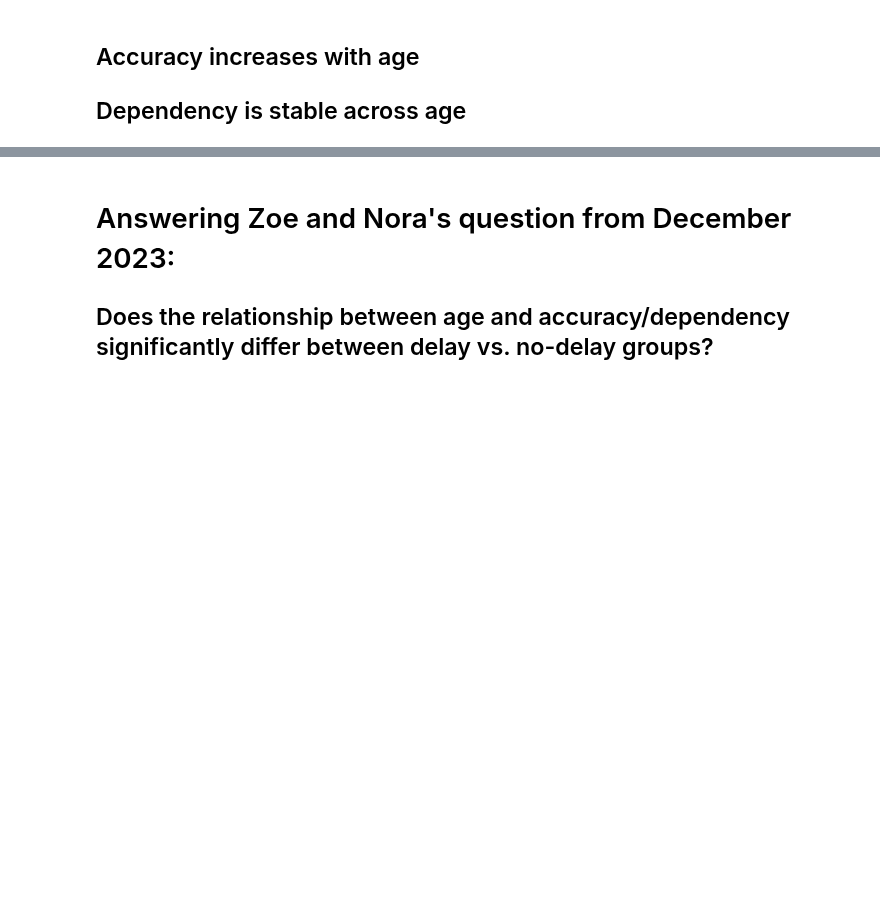
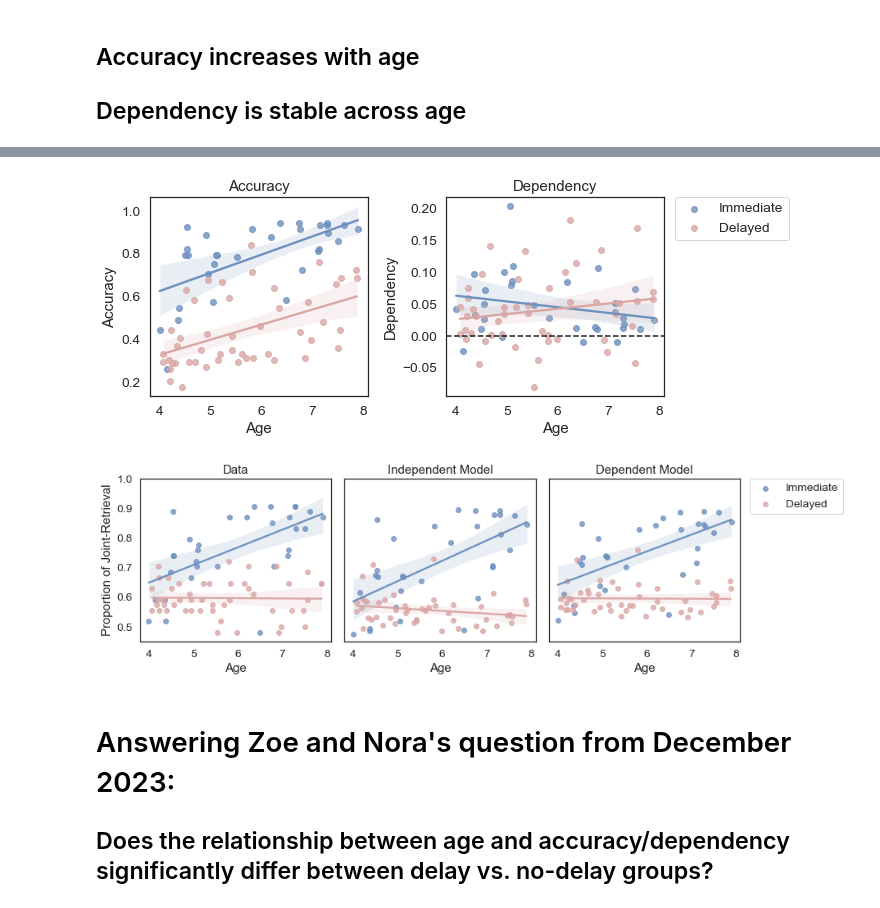
Before and after one commit to samsydco/PSPC, a Jupyter notebook: Results_PC.ipynb, the cells around one changed output, grey strips where cells are left out. Saved outputs shown, nothing was run; the diff lists cells and outputs as text; code cells hidden in the pictures; blank space fills up the shorter version.

```diff
--- a/Results_PC.ipynb
+++ b/Results_PC.ipynb
@@ -166,3 +167,39 @@ display(statdf)
+# %%
+order = ['Accuracy','Dependency','Data','Independent Model','Dependent Model']
+sns.set_theme(style="white",font_scale=1.25, palette=['#6e90bf',  '#d9a6a4', '#c26f6d'])
+fig,ax=plt.subplots(1,2,figsize=(10, 4))
+for i,res in enumerate(['Accuracy','Dependency']):
+    tmp = PCoutputplotdf[PCoutputplotdf['Model-type'].str.contains(res)].copy()
+    if 'A' in res: tmp = tmp.rename(columns={'Dependency': 'Accuracy'})
+    sns.regplot(data=tmp[tmp['Delay']==False],x="Age", y=res,ax=ax[i],label='Immediate')
+    sns.regplot(data=tmp[tmp['Delay']==True],x="Age", y=res,ax=ax[i],label='Delayed')
+    #ax[i].set_ylim([0,1])
+    if i==1:
+        ax[i].axhline(y=0, color='k', linestyle='--')
+    ax[i].set_title(res)
+handles, labels = ax[i].get_legend_handles_labels()
+l = plt.legend(handles[0:4], labels[0:4], bbox_to_anchor=(1.05, 1), loc=2, borderaxespad=0.)
+plt.tight_layout()
+
+yname = 'Proportion of Joint-Retrieval'
+tmp = PCoutputplotdf.rename({'Dependency':yname},axis=1)
+order = ['Data','Independent Model','Dependent Model']
+fig,ax=plt.subplots(1,3,figsize=(13, 4))
+for i,res in enumerate(['Data','Independent Model','Dependent Model']):
+    tmp_ = tmp[tmp['Model-type'].str.contains(res)].copy()
+    sns.regplot(data=tmp_[tmp_['Delay']==False],x="Age", y=yname,ax=ax[i],label='Immediate')
+    sns.regplot(data=tmp_[tmp_['Delay']==True],x="Age", y=yname,ax=ax[i],label='Delayed')
+    ax[i].set_ylim([0.45,1])
+    ax[i].set_title(res)
+    if i>0:
+        ax[i].set(yticklabels=[])
+        ax[i].set(ylabel=None)
+handles, labels = ax[i].get_legend_handles_labels()
+l = plt.legend(handles[0:4], labels[0:4], bbox_to_anchor=(1.05, 1), loc=2, borderaxespad=0.)
+plt.tight_layout()
+# %% [output]
+[figure, added]
+[figure, added]
 # %% [markdown]
 # Answering Zoe and Nora's question from December 2023:
 ## Does the relationship between age and accuracy/dependency significantly differ between delay vs. no-delay groups?
```
Also changed, not shown: parts of 6 cells of this notebook.
